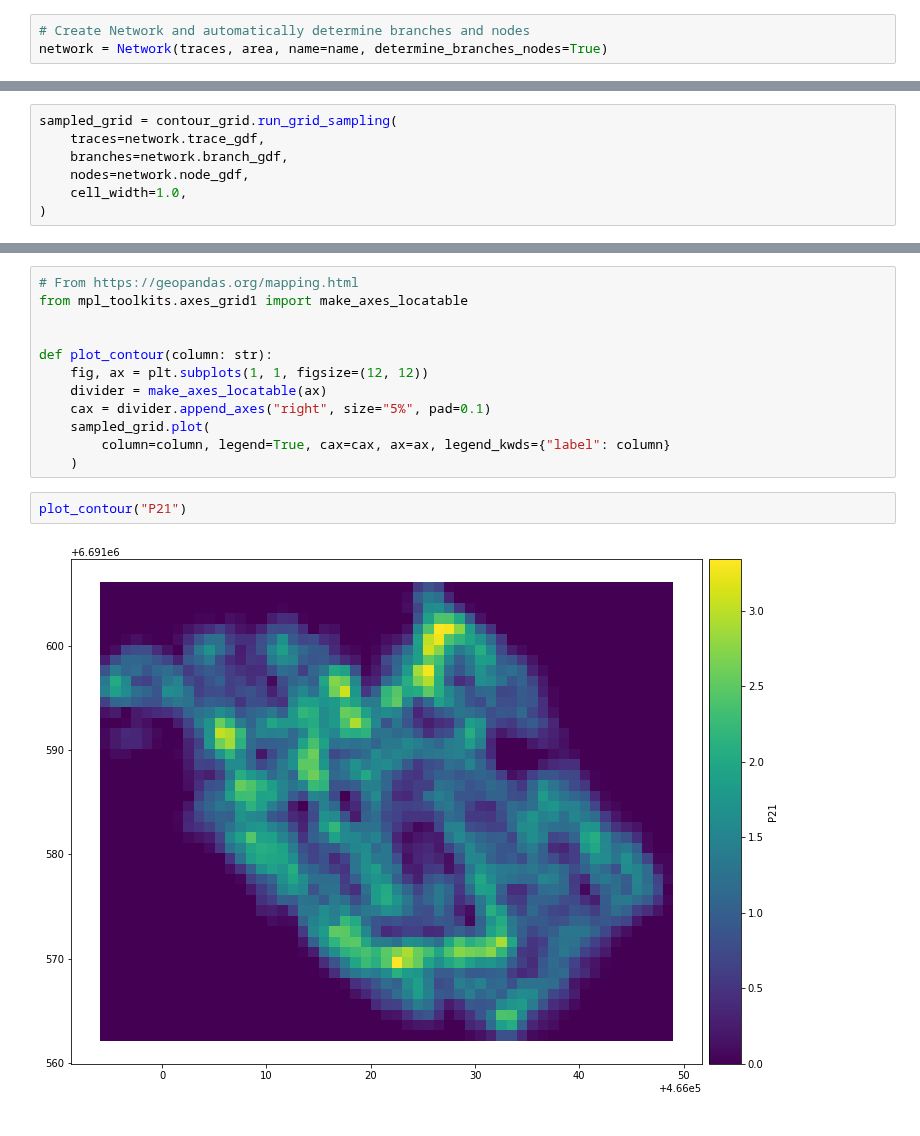
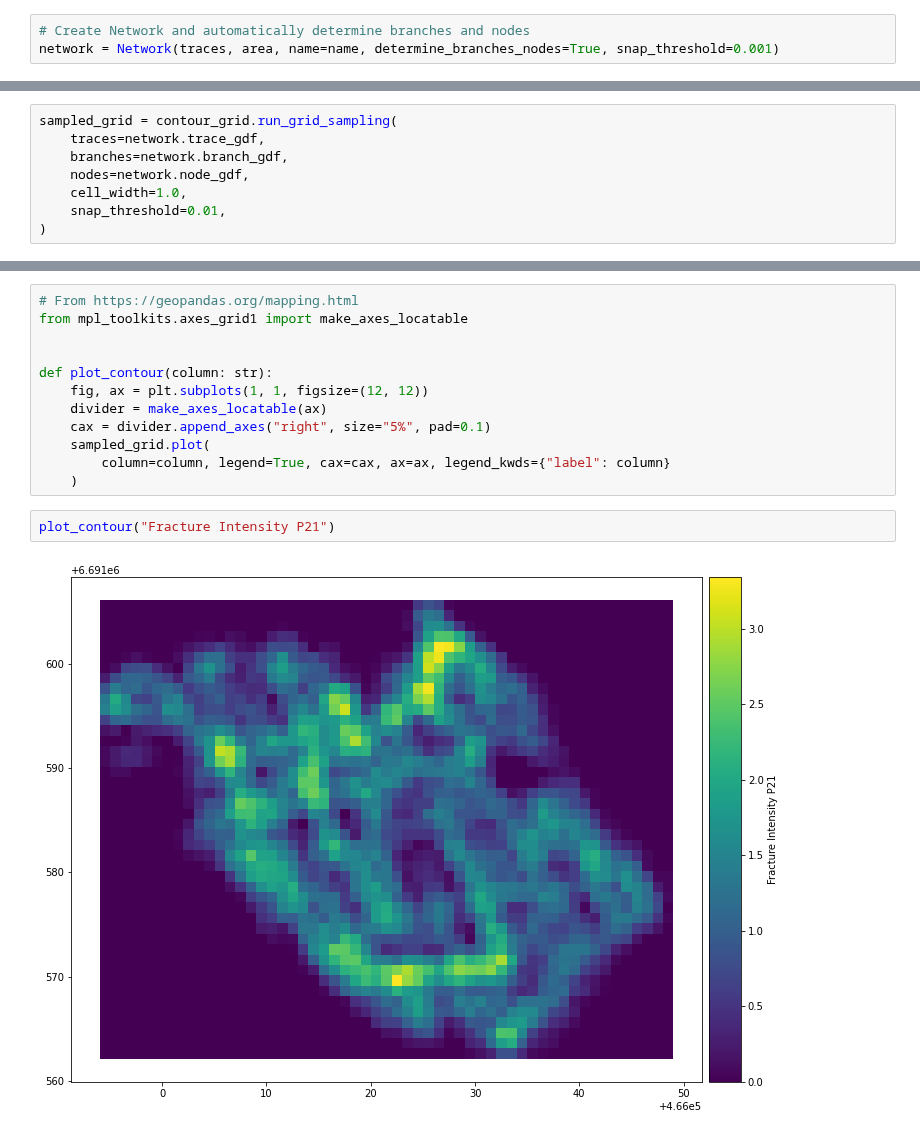
Before and after one commit to nialov/fractopo, a Jupyter notebook: notebooks/fractopo_network.ipynb, the cells around one changed output, grey strips where cells are left out. Cells and saved outputs as stored; diff of their text form.

```diff
--- a/notebooks/fractopo_network.ipynb
+++ b/notebooks/fractopo_network.ipynb
@@ -67,4 +65,4 @@ ax = focus_plot_to_bounds(ax, area.total_bounds)
 ## Create Network
 # %%
 # Create Network and automatically determine branches and nodes
-network = Network(traces, area, name=name, determine_branches_nodes=True)
+network = Network(traces, area, name=name, determine_branches_nodes=True, snap_threshold=0.001)
@@ -253,6 +246,7 @@ sampled_grid = contour_grid.run_grid_sampling(
     branches=network.branch_gdf,
     nodes=network.node_gdf,
     cell_width=1.0,
+    snap_threshold=0.01,
 )
 # %%
 sampled_grid.columns
@@ -275,6 +273,6 @@ def plot_contour(column: str):
         column=column, legend=True, cax=cax, ax=ax, legend_kwds={"label": column}
     )
 # %%
-plot_contour("P21")
+plot_contour("Fracture Intensity P21")
 # %% [output]
-[figure, old version]
+[figure, new version]
```
Also changed, not shown: parts of 13 cells of this notebook, 7 other files.
